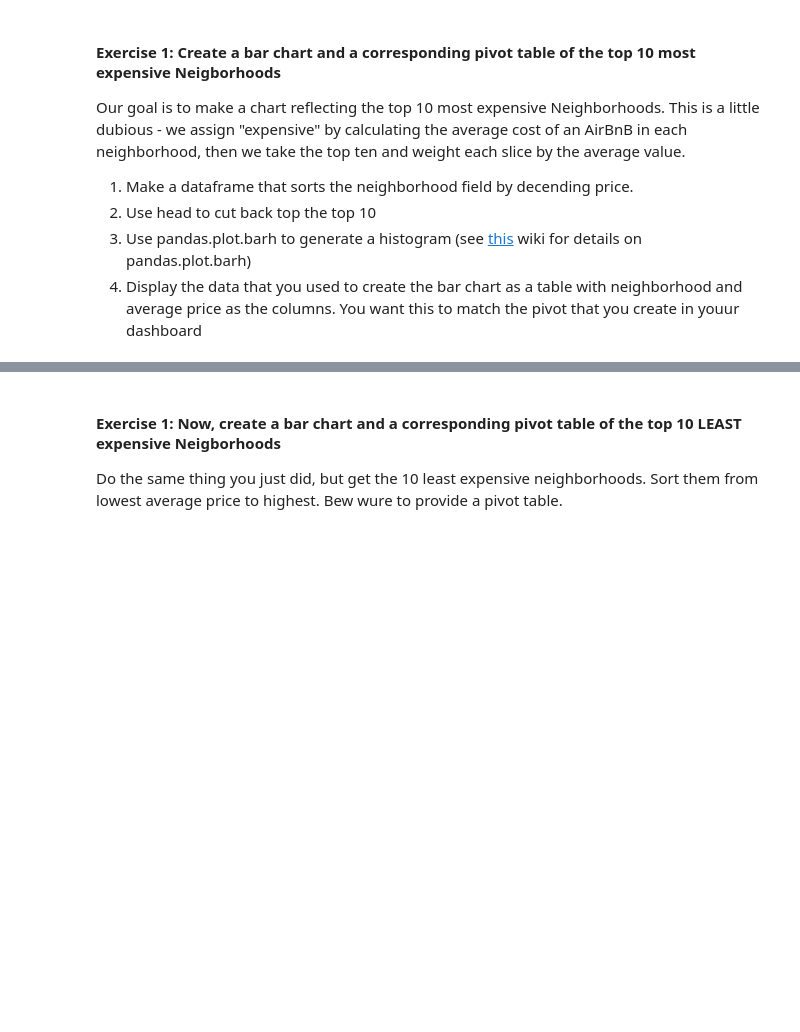
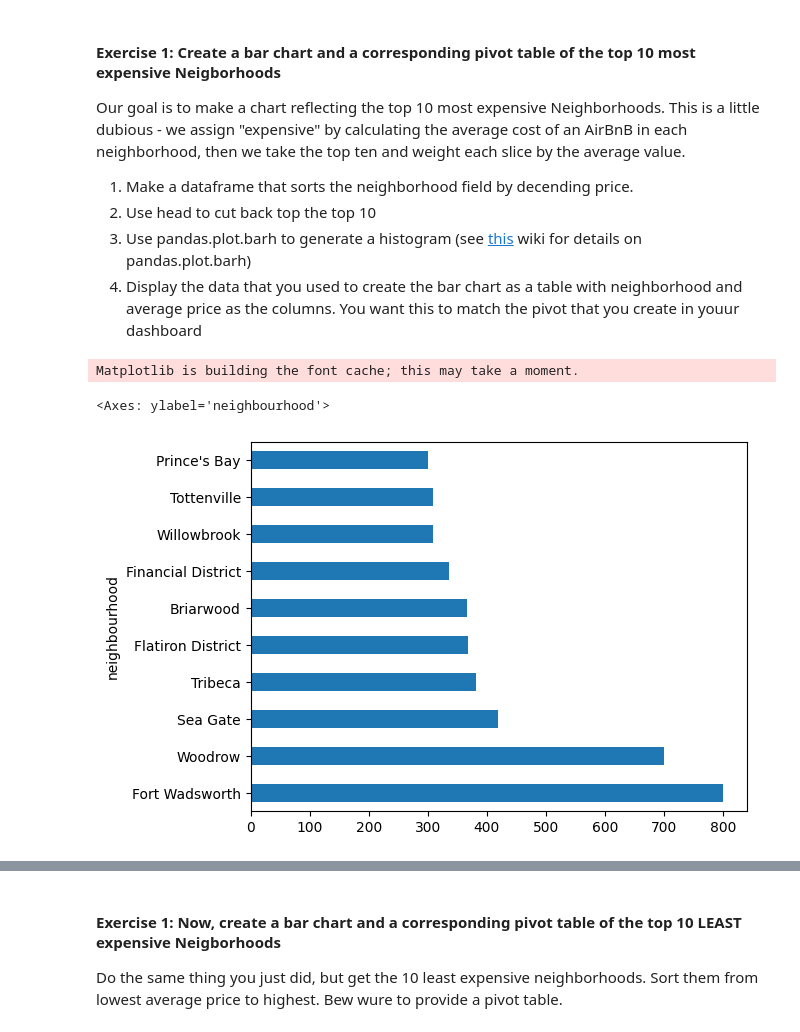
Before and after one commit to makenzie9838/my-fork-2024-fall-data-science, a Jupyter notebook: Week-03-Data_Analytics-Data_Viz-BI_tools/Exercise-ME.ipynb, the cells around one changed output, grey strips where cells are left out. Saved outputs shown, nothing was run; the diff lists cells and outputs as text; code cells hidden in the pictures; blank space fills up the shorter version.

```diff
--- a/Week-03-Data_Analytics-Data_Viz-BI_tools/Exercise-ME.ipynb
+++ b/Week-03-Data_Analytics-Data_Viz-BI_tools/Exercise-ME.ipynb
@@ -20,11 +18,17 @@ by the average value.
 # %%
 # our goal is to make a chart reflecting the top 10 most expensive Neighborhoods
 # This is a little dubious - we assign "expensive" by calculating the average cost of
 # an AirBnB in each neighborhood, then we take the top ten and weight each slice
 # by the average value.
 #
 # make a dataframe that sorts the neighborhood field by decending price.
 # Use head to cut back top the top 10. Then, use df.plot.barh to generate a histogram.
+
+df.groupby('neighbourhood')['price'].mean().sort_values(ascending=False).head(10).plot.barh()
+# %% [output]
+Matplotlib is building the font cache; this may take a moment.
+<Axes: ylabel='neighbourhood'>
+[figure, added]
 # %%
 # Now, display the top 10 datframe you created as a table with columns
 # neighbourhood and price
```
Also changed, not shown: parts of 4 cells of this notebook.
